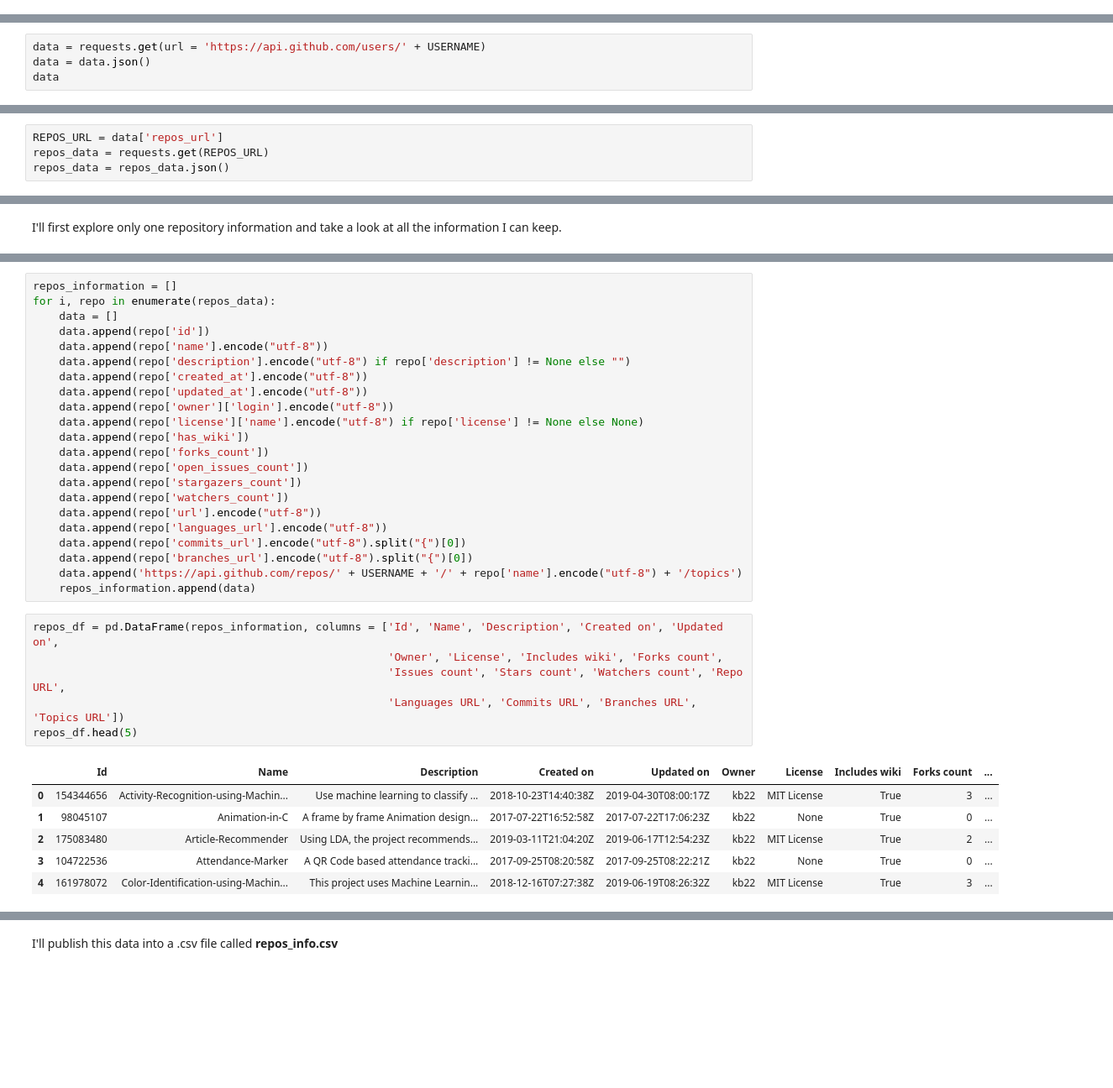
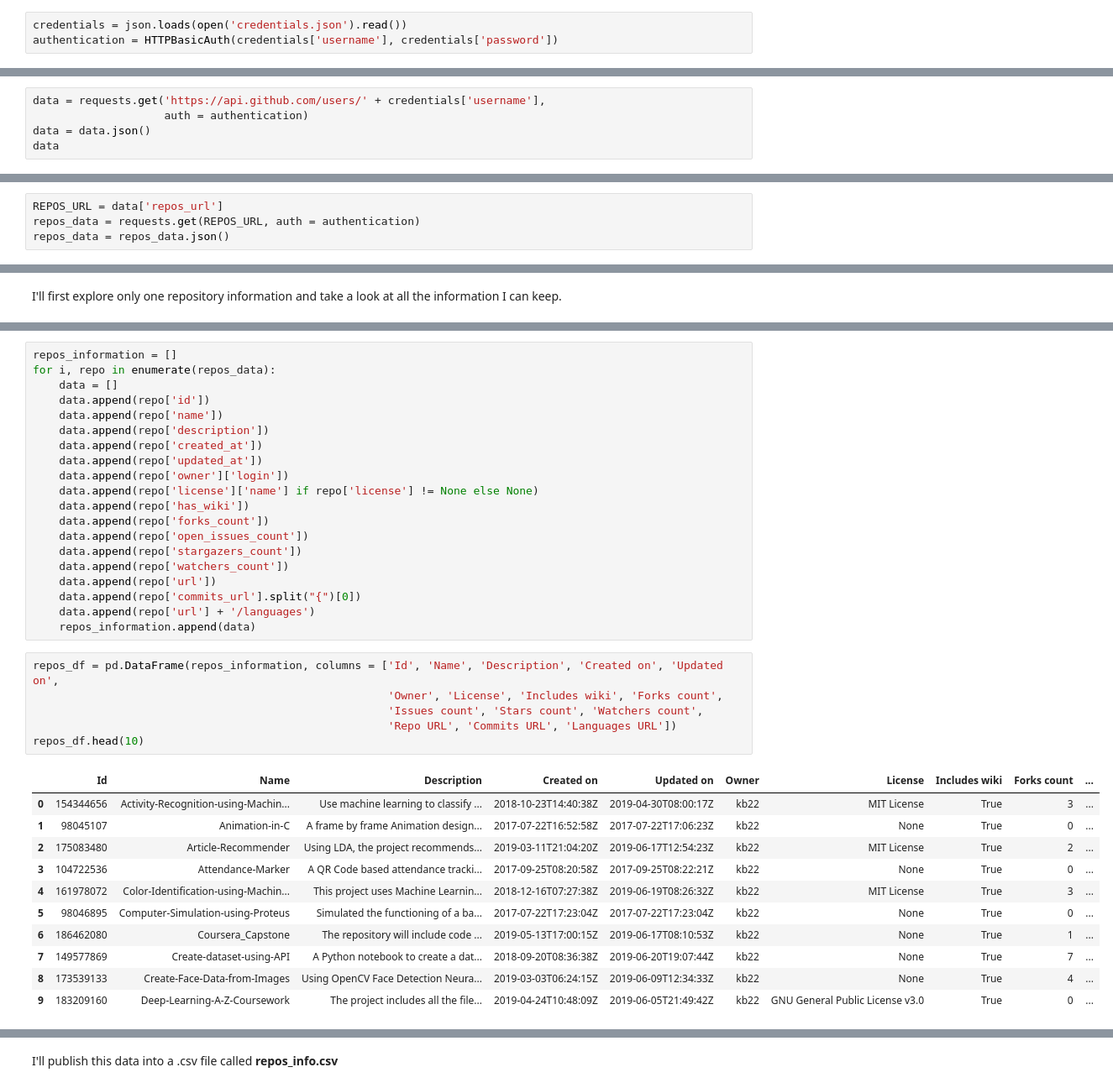
Before and after one commit to kb22/GitHub-User-Insights-using-API, a Jupyter notebook: Data collection.ipynb, the cells around one changed output, grey strips where cells are left out. Shown at 84% size. Drawn from its saved outputs; the diff is of its cells as text; blank space fills up the shorter version.

Commit message:
Complete data collection notebook

```diff
--- a/Data collection.ipynb
+++ b/Data collection.ipynb
@@ -18,9 +19,13 @@ USERNAME = 'kb22'
+# %%
+credentials = json.loads(open('credentials.json').read())
+authentication = HTTPBasicAuth(credentials['username'], credentials['password'])
 # %% [markdown]
 ## User information
 
 I'll first extract the user information such as name and related URLs which would be useful ahead.
 # %%
-data = requests.get(url = 'https://api.github.com/users/' + USERNAME)
+data = requests.get('https://api.github.com/users/' + credentials['username'],
+                    auth = authentication)
 data = data.json()
 data
 # %% [output]
@@ -47,5 +71,5 @@ Gists: 208
 Next, I'll fetch repositories for the user.
 # %%
 REPOS_URL = data['repos_url']
-repos_data = requests.get(REPOS_URL)
+repos_data = requests.get(REPOS_URL, auth = authentication)
 repos_data = repos_data.json()
@@ -101,33 +121,36 @@ repos_information = []
 for i, repo in enumerate(repos_data):
     data = []
     data.append(repo['id'])
-    data.append(repo['name'].encode("utf-8"))
-    data.append(repo['description'].encode("utf-8") if repo['description'] != None else "")
-    data.append(repo['created_at'].encode("utf-8"))
-    data.append(repo['updated_at'].encode("utf-8"))
-    data.append(repo['owner']['login'].encode("utf-8"))
-    data.append(repo['license']['name'].encode("utf-8") if repo['license'] != None else None)
+    data.append(repo['name'])
+    data.append(repo['description'])
+    data.append(repo['created_at'])
+    data.append(repo['updated_at'])
+    data.append(repo['owner']['login'])
+    data.append(repo['license']['name'] if repo['license'] != None else None)
     data.append(repo['has_wiki'])
     data.append(repo['forks_count'])
     data.append(repo['open_issues_count'])
     data.append(repo['stargazers_count'])
     data.append(repo['watchers_count'])
-    data.append(repo['url'].encode("utf-8"))
-    data.append(repo['languages_url'].encode("utf-8"))
-    data.append(repo['commits_url'].encode("utf-8").split("{")[0])
-    data.append(repo['branches_url'].encode("utf-8").split("{")[0])
-    data.append('https://api.github.com/repos/' + USERNAME + '/' + repo['name'].encode("utf-8") + '/topics')
+    data.append(repo['url'])
+    data.append(repo['commits_url'].split("{")[0])
+    data.append(repo['url'] + '/languages')
     repos_information.append(data)
 # %%
 repos_df = pd.DataFrame(repos_information, columns = ['Id', 'Name', 'Description', 'Created on', 'Updated on',
                                                       'Owner', 'License', 'Includes wiki', 'Forks count',
-                                                      'Issues count', 'Stars count', 'Watchers count', 'Repo URL',
-                                                      'Languages URL', 'Commits URL', 'Branches URL', 'Topics URL'])
-repos_df.head(5)
+                                                      'Issues count', 'Stars count', 'Watchers count',
+                                                      'Repo URL', 'Commits URL', 'Languages URL'])
+repos_df.head(10)
 # %% [output]
 |  | Id | Name | Description | Created on | Updated on | Owner | License | Includes wiki | Forks count | ... |
 | 0 | 154344656 | Activity-Recognition-using-Machin... | Use machine learning to classify ... | 2018-10-23T14:40:38Z | 2019-04-30T08:00:17Z | kb22 | MIT License | True | 3 | ... |
 | 1 | 98045107 | Animation-in-C | A frame by frame Animation design... | 2017-07-22T16:52:58Z | 2017-07-22T17:06:23Z | kb22 | None | True | 0 | ... |
 | 2 | 175083480 | Article-Recommender | Using LDA, the project recommends... | 2019-03-11T21:04:20Z | 2019-06-17T12:54:23Z | kb22 | MIT License | True | 2 | ... |
 | 3 | 104722536 | Attendance-Marker | A QR Code based attendance tracki... | 2017-09-25T08:20:58Z | 2017-09-25T08:22:21Z | kb22 | None | True | 0 | ... |
 | 4 | 161978072 | Color-Identification-using-Machin... | This project uses Machine Learnin... | 2018-12-16T07:27:38Z | 2019-06-19T08:26:32Z | kb22 | MIT License | True | 3 | ... |
+| 5 | 98046895 | Computer-Simulation-using-Proteus | Simulated the functioning of a ba... | 2017-07-22T17:23:04Z | 2017-07-22T17:23:04Z | kb22 | None | True | 0 | ... |
+| 6 | 186462080 | Coursera_Capstone | The repository will include code ... | 2019-05-13T17:00:15Z | 2019-06-17T08:10:53Z | kb22 | None | True | 1 | ... |
+| 7 | 149577869 | Create-dataset-using-API | A Python notebook to create a dat... | 2018-09-20T08:36:38Z | 2019-06-20T19:07:44Z | kb22 | None | True | 7 | ... |
+| 8 | 173539133 | Create-Face-Data-from-Images | Using OpenCV Face Detection Neura... | 2019-03-03T06:24:15Z | 2019-06-09T12:34:33Z | kb22 | None | True | 4 | ... |
+| 9 | 183209160 | Deep-Learning-A-Z-Coursework | The project includes all the file... | 2019-04-24T10:48:09Z | 2019-06-05T21:49:42Z | kb22 | GNU General Public License v3.0 | True | 0 | ... |
```
Also changed, not shown: parts of 23 cells of this notebook.
